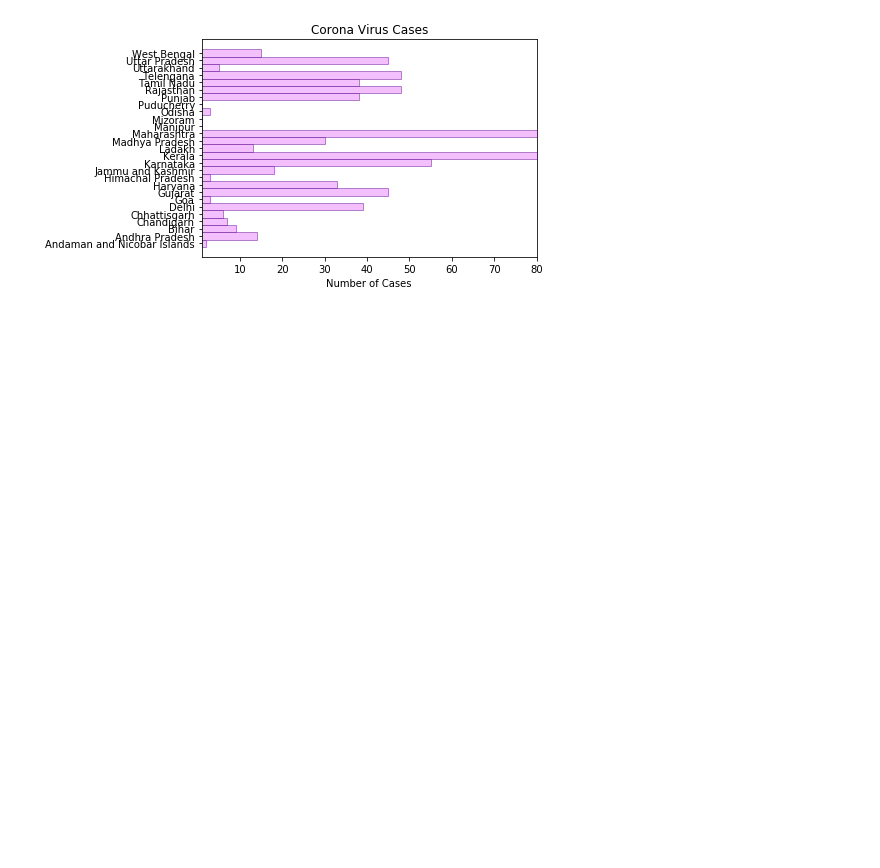
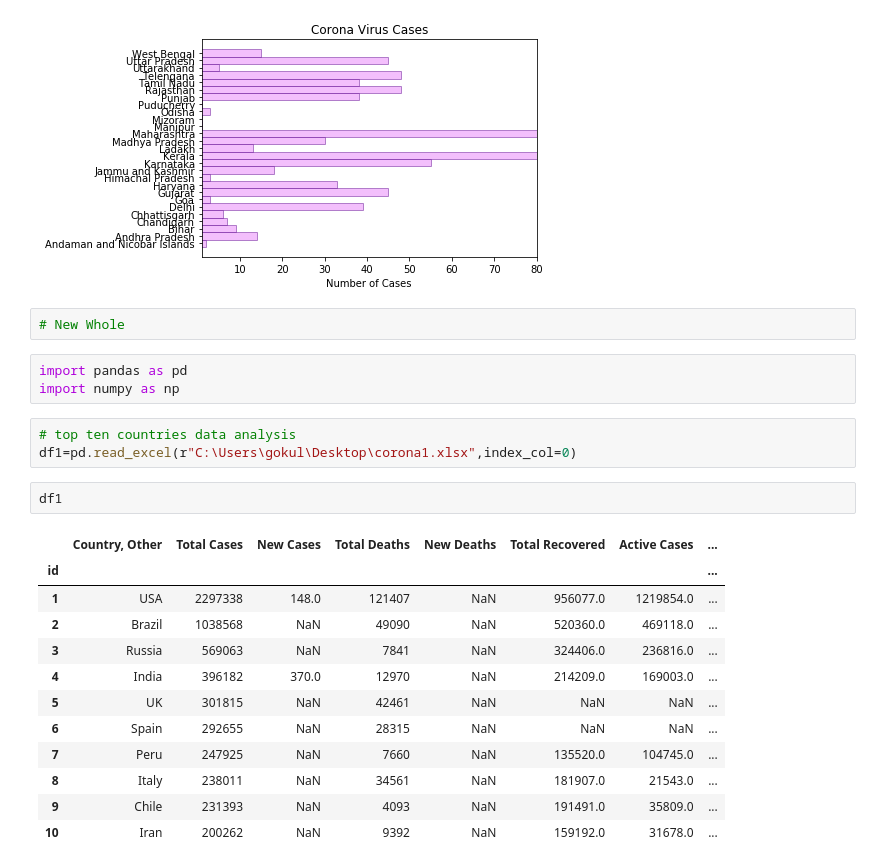
Before and after one commit to gokulyc/python123, a Jupyter notebook: JupyterCode/coronat.ipynb, the cells around one changed output. Drawn from its saved outputs; the diff is of its cells as text; blank space fills up the shorter version.

```diff
--- a/JupyterCode/coronat.ipynb
+++ b/JupyterCode/coronat.ipynb
@@ -92,3 +92,26 @@ plt.title('Corona Virus Cases')
 plt.show()
 # %% [output]
 [figure]
+# %%
+# New Whole
+# %%
+import pandas as pd
+import numpy as np
+# %%
+# top ten countries data analysis
+df1=pd.read_excel(r"C:\Users\gokul\Desktop\corona1.xlsx",index_col=0)
+# %%
+df1
+# %% [output]
+|  | Country, Other | Total Cases | New Cases | Total Deaths | New Deaths | Total Recovered | Active Cases | ... |
+| id |  |  |  |  |  |  |  | ... |
+| 1 | USA | 2297338 | 148.0 | 121407 | NaN | 956077.0 | 1219854.0 | ... |
+| 2 | Brazil | 1038568 | NaN | 49090 | NaN | 520360.0 | 469118.0 | ... |
+| 3 | Russia | 569063 | NaN | 7841 | NaN | 324406.0 | 236816.0 | ... |
+| 4 | India | 396182 | 370.0 | 12970 | NaN | 214209.0 | 169003.0 | ... |
+| 5 | UK | 301815 | NaN | 42461 | NaN | NaN | NaN | ... |
+| 6 | Spain | 292655 | NaN | 28315 | NaN | NaN | NaN | ... |
+| 7 | Peru | 247925 | NaN | 7660 | NaN | 135520.0 | 104745.0 | ... |
+| 8 | Italy | 238011 | NaN | 34561 | NaN | 181907.0 | 21543.0 | ... |
+| 9 | Chile | 231393 | NaN | 4093 | NaN | 191491.0 | 35809.0 | ... |
+| 10 | Iran | 200262 | NaN | 9392 | NaN | 159192.0 | 31678.0 | ... |
```
Also changed, not shown: parts of 6 cells of this notebook, 3 other files.
